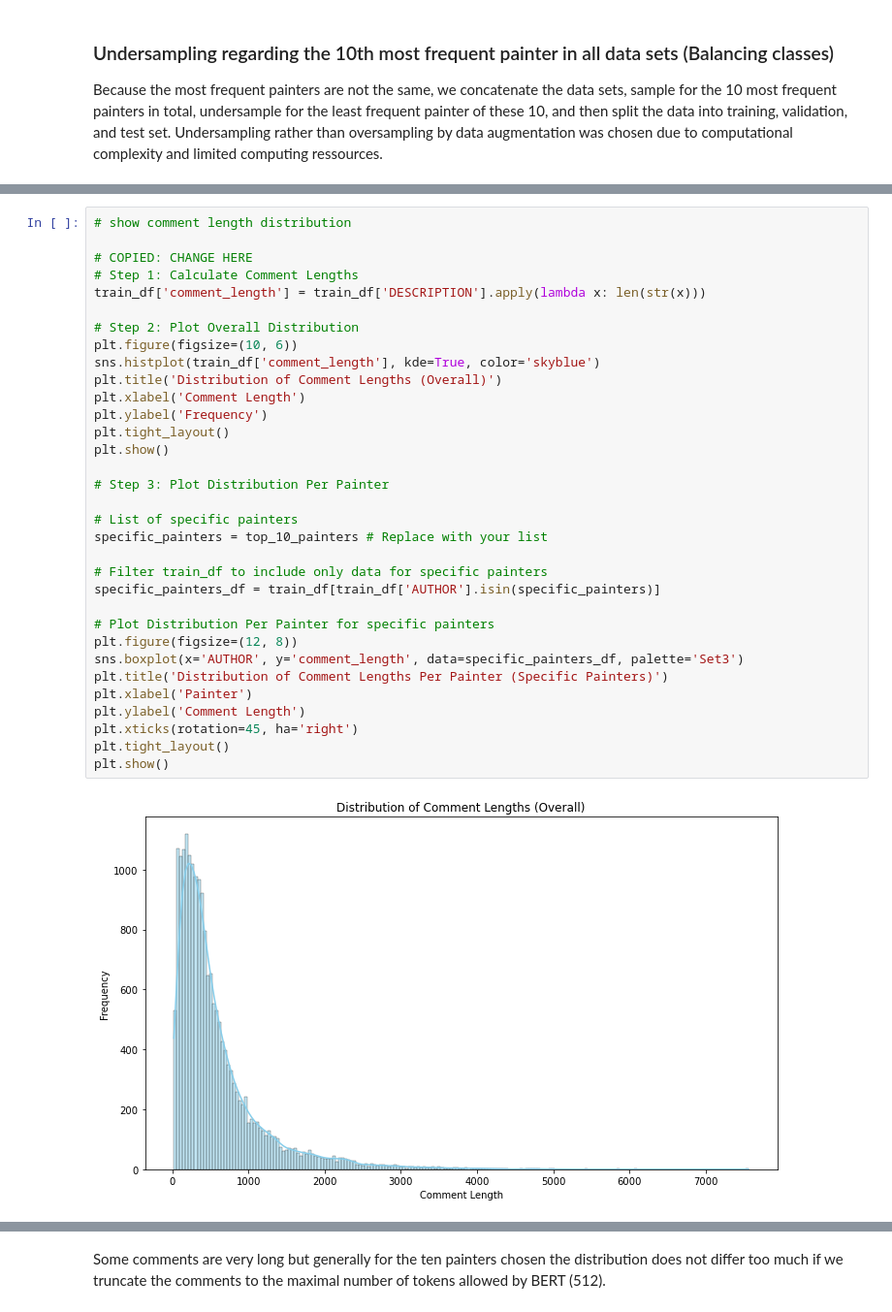
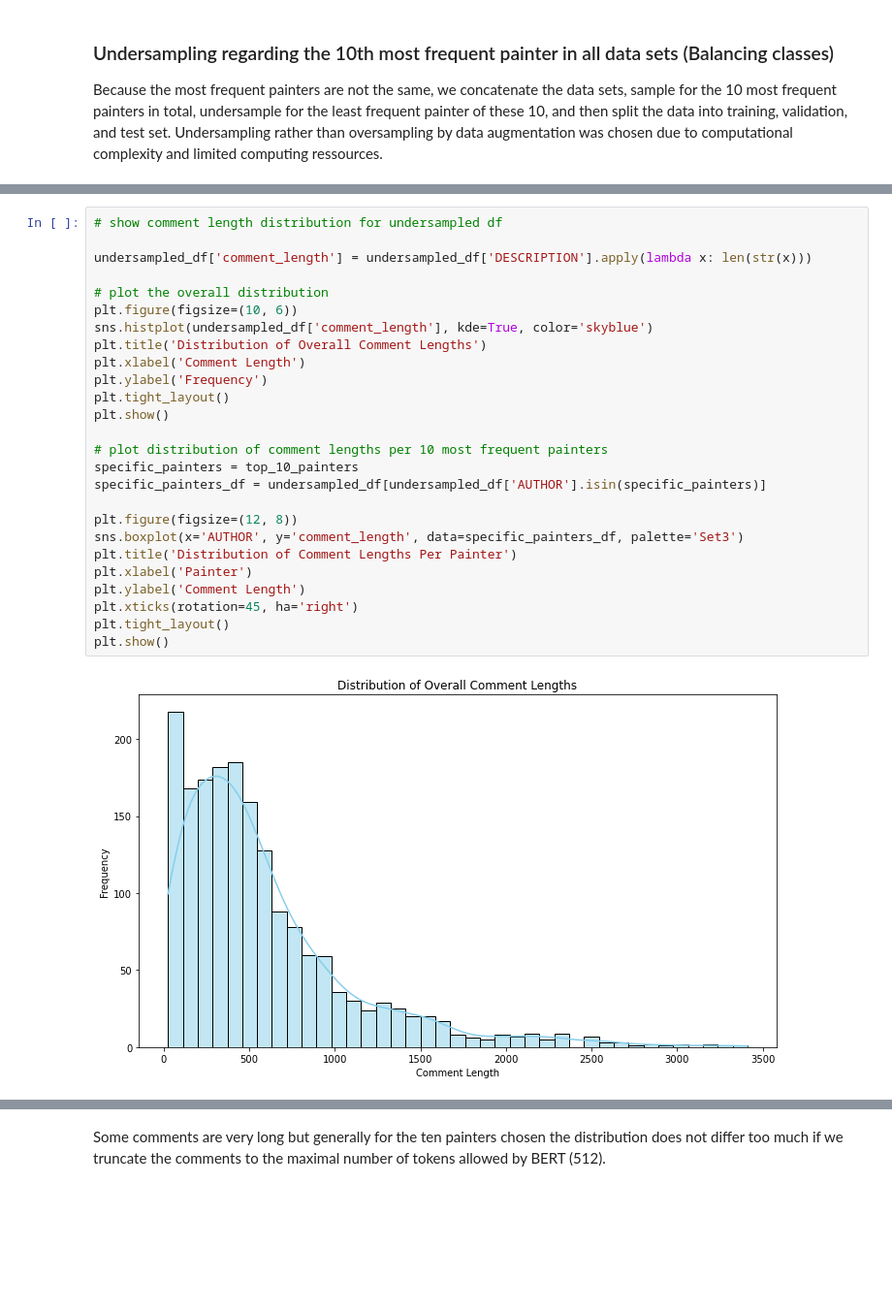
Before and after one commit to reascr/Multimodal_Painter_Attribution, a Jupyter notebook: Data_Pipeline.ipynb, the cells around one changed output, grey strips where cells are left out. Shown at 97% size. Saved outputs shown, nothing was run; the diff lists cells and outputs as text; blank space fills up the shorter version.

```diff
--- a/Data_Pipeline.ipynb
+++ b/Data_Pipeline.ipynb
@@ -96,35 +147,28 @@ CRANACH, Lucas the Elder
 # %%
-# show comment length distribution
+# show comment length distribution for undersampled df
 
-# COPIED: CHANGE HERE
-# Step 1: Calculate Comment Lengths
-train_df['comment_length'] = train_df['DESCRIPTION'].apply(lambda x: len(str(x)))
+undersampled_df['comment_length'] = undersampled_df['DESCRIPTION'].apply(lambda x: len(str(x)))
 
-# Step 2: Plot Overall Distribution
+# plot the overall distribution
 plt.figure(figsize=(10, 6))
-sns.histplot(train_df['comment_length'], kde=True, color='skyblue')
-plt.title('Distribution of Comment Lengths (Overall)')
+sns.histplot(undersampled_df['comment_length'], kde=True, color='skyblue')
+plt.title('Distribution of Overall Comment Lengths')
 plt.xlabel('Comment Length')
 plt.ylabel('Frequency')
 plt.tight_layout()
 plt.show()
 
-# Step 3: Plot Distribution Per Painter
+# plot distribution of comment lengths per 10 most frequent painters
+specific_painters = top_10_painters
+specific_painters_df = undersampled_df[undersampled_df['AUTHOR'].isin(specific_painters)]
 
-# List of specific painters
-specific_painters = top_10_painters # Replace with your list
-
-# Filter train_df to include only data for specific painters
-specific_painters_df = train_df[train_df['AUTHOR'].isin(specific_painters)]
-
-# Plot Distribution Per Painter for specific painters
 plt.figure(figsize=(12, 8))
 sns.boxplot(x='AUTHOR', y='comment_length', data=specific_painters_df, palette='Set3')
-plt.title('Distribution of Comment Lengths Per Painter (Specific Painters)')
+plt.title('Distribution of Comment Lengths Per Painter')
 plt.xlabel('Painter')
 plt.ylabel('Comment Length')
 plt.xticks(rotation=45, ha='right')
 plt.tight_layout()
 plt.show()
 # %% [output]
-[figure, old version]
+[figure, new version]
```
Also changed, not shown: parts of 16 cells of this notebook, 8 other files.
